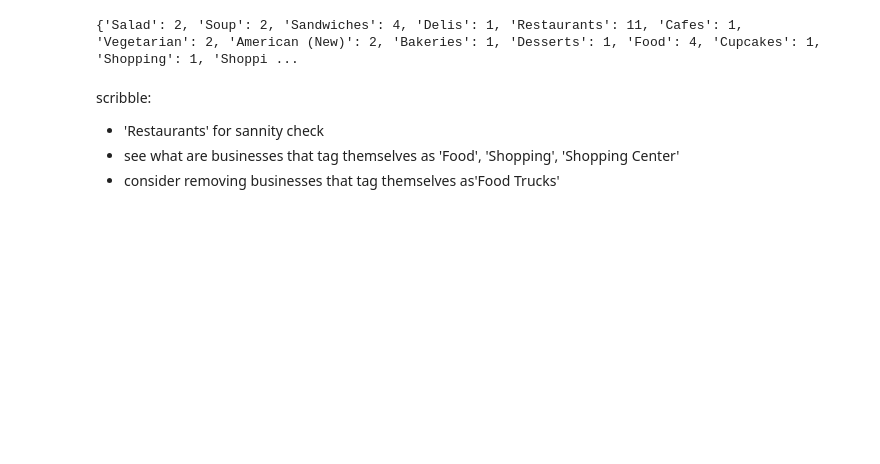
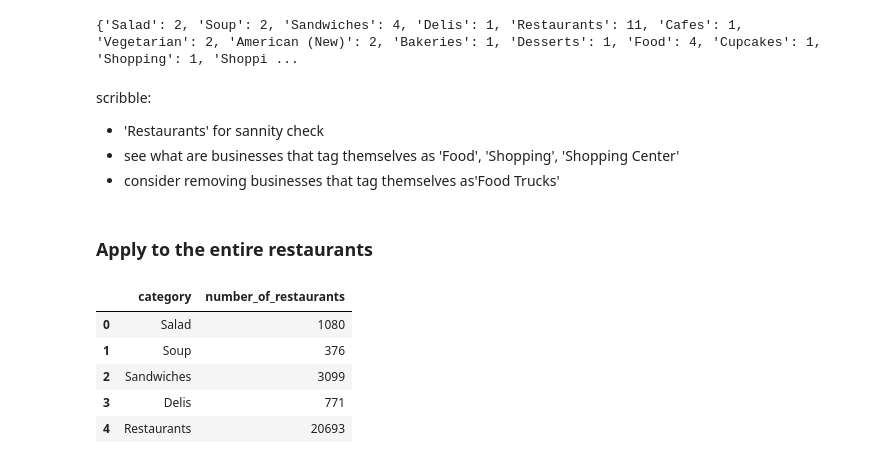
Before and after one commit to christinabrady/ds4a_women_project, a Jupyter notebook: clean-restaurant-data.ipynb, the cells around one changed output. Drawn from its saved outputs; the diff is of its cells as text; code cells hidden in the pictures; blank space fills up the shorter version.

```diff
--- a/clean-restaurant-data.ipynb
+++ b/clean-restaurant-data.ipynb
@@ -205,3 +189,5 @@ scribble:
 * 'Restaurants' for sannity check
 * see what are businesses that tag themselves as 'Food', 'Shopping', 'Shopping Center'
 * consider removing businesses that tag themselves as'Food Trucks'
+# %% [markdown]
+### Apply to the entire restaurants
@@ -207,0 +208,12 @@ scribble:
+# %%
+# create a data frame
+categories_agg = pd.DataFrame(list(categories_dict.items()))
+categories_agg.columns = ['category', 'number_of_restaurants']
+categories_agg.head()
+# %% [output]
+|  | category | number_of_restaurants |
+| 0 | Salad | 1080 |
+| 1 | Soup | 376 |
+| 2 | Sandwiches | 3099 |
+| 3 | Delis | 771 |
+| 4 | Restaurants | 20693 |
```
Also changed, not shown: parts of 9 cells of this notebook.
